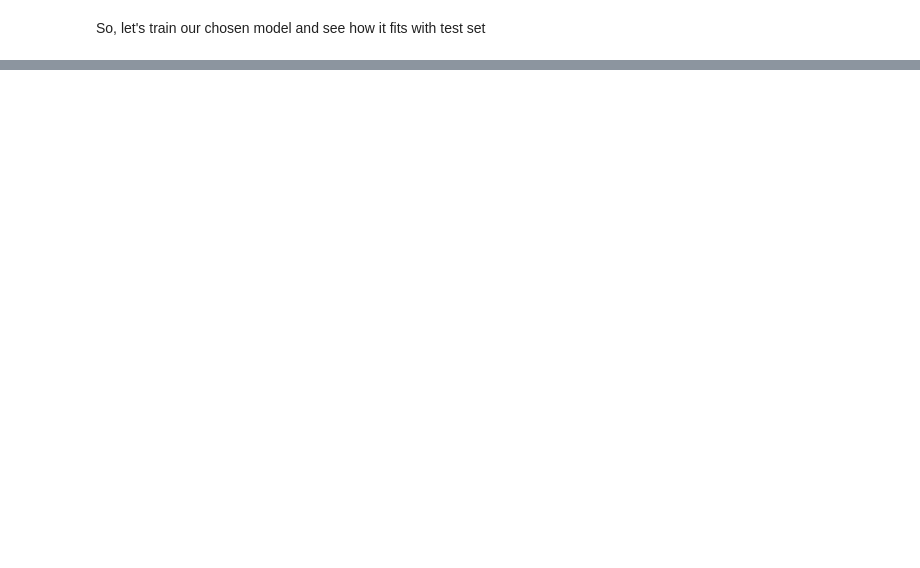
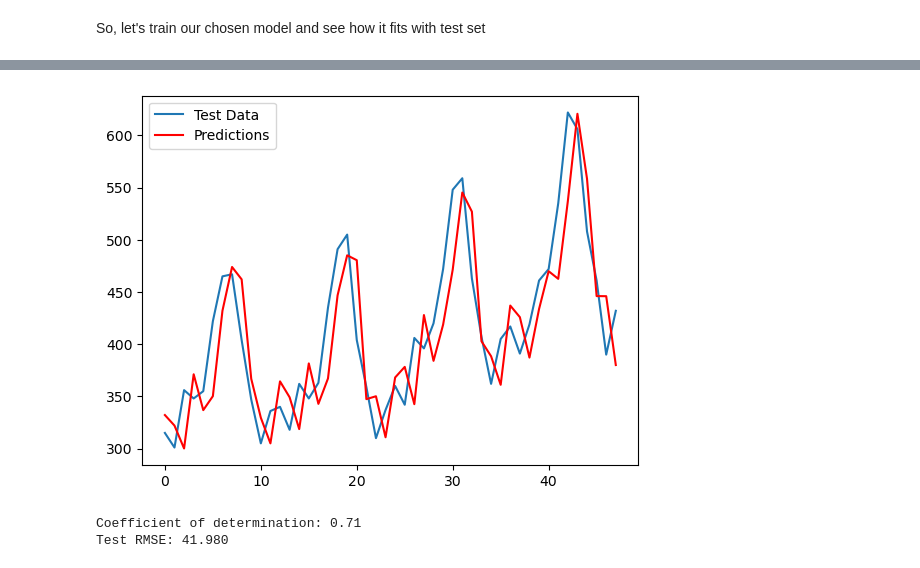
Before and after one commit to BMCC-Muzician/BMCC-DS, a Jupyter notebook: Mat 420/06 - Rolling_Linear_Regression.ipynb, the cells around one changed output, grey strips where cells are left out. Saved outputs shown, nothing was run; the diff lists cells and outputs as text; code cells hidden in the pictures; blank space fills up the shorter version.

```diff
--- a/Mat 420/06 - Rolling_Linear_Regression.ipynb
+++ b/Mat 420/06 - Rolling_Linear_Regression.ipynb
@@ -422,0 +431,4 @@ Test RMSE: 41.980
+# %%
+model = ARIMA(train, order=(2,1,1)) #p=3, d=1, q=1
+model_fit = model.fit()
+print(model_fit.summary())
@@ -422,0 +453,27 @@ Test RMSE: 41.980
+# %%
+history = [x for x in train['#Passengers']]
+predictions = []
+for t in range(len(test)):
+	model = ARIMA(history, order=(2,1,1))
+	model_fit = model.fit()
+	output = model_fit.forecast()
+	yhat = output[0]
+	predictions.append(yhat)
+	obs = test.iloc[t][-1]
+	history.append(obs)
+	#print('predicted=%f, expected=%f' % (yhat, obs))
+# %%
+plt.plot(test, label='Test Data')
+plt.plot(predictions, color='red', label='Predictions')
+plt.legend()
+plt.show()
+# %% [output]
+[figure, added]
+# %%
+print('Coefficient of determination: %.2f' % r2_score(test, predictions))
+
+rmse = np.sqrt(mean_squared_error(test, predictions))
+print('Test RMSE: %.3f' % rmse)
+# %% [output]
+Coefficient of determination: 0.71
+Test RMSE: 41.980
```
Also changed, not shown: parts of 17 cells of this notebook.
